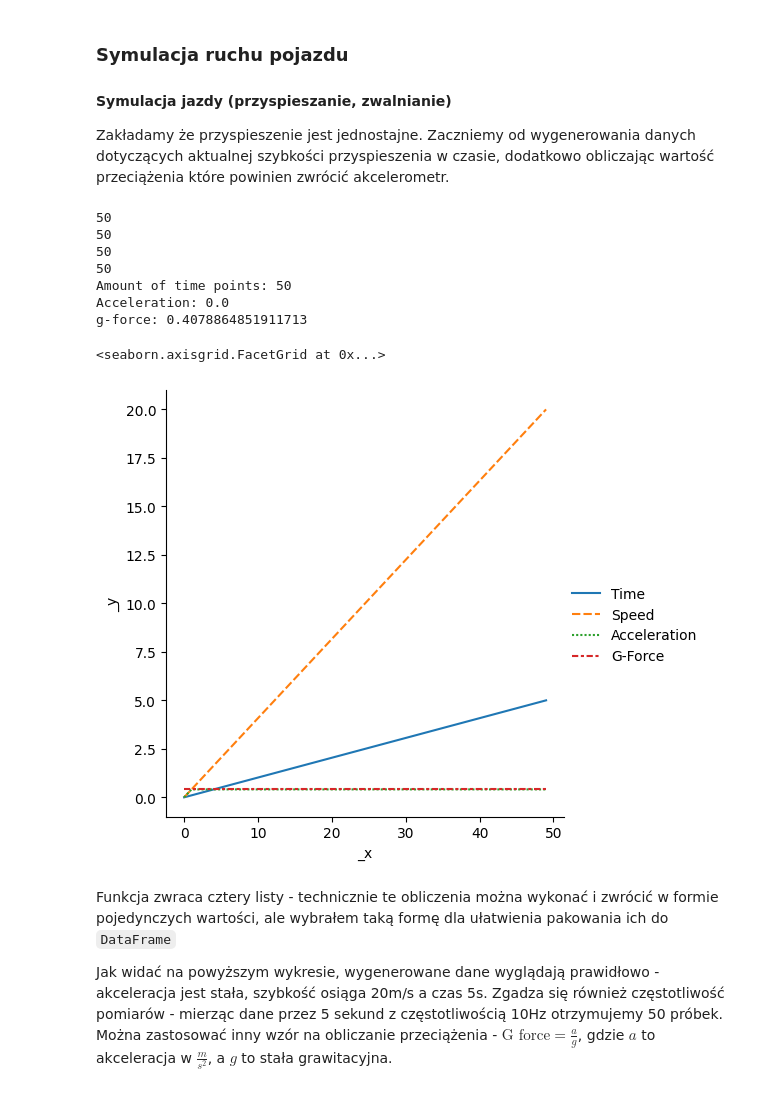
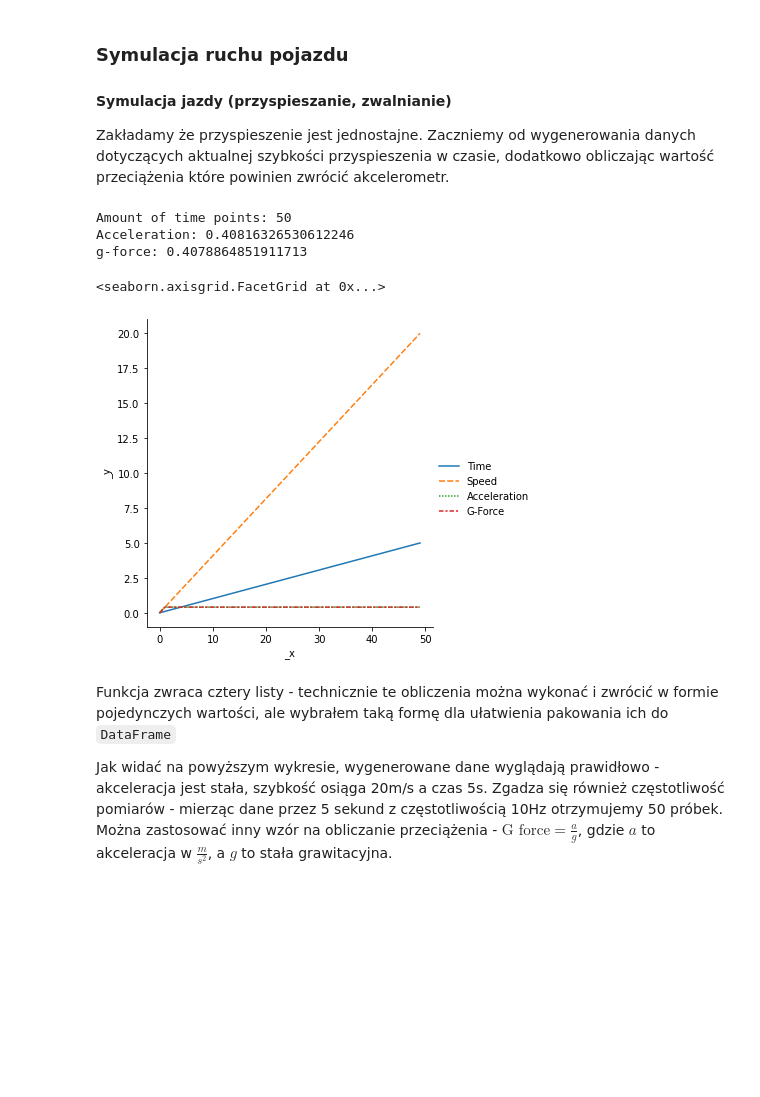
Before and after one commit to SteelPh0enix/magisterka-pollub, a Jupyter notebook: path_generators_showcase.ipynb, the cells around one changed output. Saved outputs shown, nothing was run; the diff lists cells and outputs as text; code cells hidden in the pictures; blank space fills up the shorter version.

```diff
--- a/path_generators_showcase.ipynb
+++ b/path_generators_showcase.ipynb
@@ -93,46 +93,46 @@ def generate_movement_data(
     """Returns a dataframe with time points, speed, acceleration and g-force"""
     time_points_count = int(acceleration_time / time_step)
     # Create an array with all the time points where measurements happened
     time_points = np.linspace(0, acceleration_time, time_points_count)
     # Map the time points to speed
-    speed_in_time = np.array(
+    speed = np.array(
         [
             np.interp(time_point, [0, acceleration_time], [start_speed, target_speed])
             for time_point in time_points
         ]
     )
     # Calculate the acceleration and g-force
-    acceleration = np.concatenate([np.array([0]), np.diff(speed_in_time)], axis=None)
-    g_force = calculate_g_force(start_speed, target_speed, acceleration_time)
+    acceleration = np.concatenate([np.array([0]), np.diff(speed)], axis=None)
+    g_force = np.array(
+        [0]
+        + [calculate_g_force(start_speed, target_speed, acceleration_time)]
+        * (len(time_points) - 1)
+    )
 
     df_dict = {
         "Time": time_points,
-        "Speed": speed_in_time,
+        "Speed": speed,
         "Acceleration": acceleration,
-        "G-Force": np.array([g_force] * len(time_points)),
+        "G-Force": g_force,
     }
 
     return pd.DataFrame(df_dict)
 
 
 # Assume acceleration from 0 to 20 m/s, in 5 seconds, with 0.1s measurement frequency
 acceleration_data = generate_movement_data(0, 20, 5, 0.1)
 
 print(f"Amount of time points: {len(acceleration_data.index)}")
-print(f"Acceleration: {acceleration_data.iloc[0]['Acceleration']}")
-print(f"g-force: {acceleration_data.iloc[0]['G-Force']}")
+print(f"Acceleration: {acceleration_data.iloc[1]['Acceleration']}")
+print(f"g-force: {acceleration_data.iloc[1]['G-Force']}")
 
 sns.relplot(data=acceleration_data, kind="line")
 # %% [output]
-50
-50
-50
-50
 Amount of time points: 50
-Acceleration: 0.0
+Acceleration: 0.40816326530612246
 g-force: 0.4078864851911713
 <seaborn.axisgrid.FacetGrid at 0x...>
-[figure, old version]
+[figure, new version]
 # %% [markdown]
 Funkcja zwraca cztery listy - technicznie te obliczenia można wykonać i zwrócić w formie pojedynczych wartości, ale wybrałem taką formę dla ułatwienia pakowania ich do `DataFrame`
 
```
Also changed, not shown: parts of 6 cells of this notebook.
